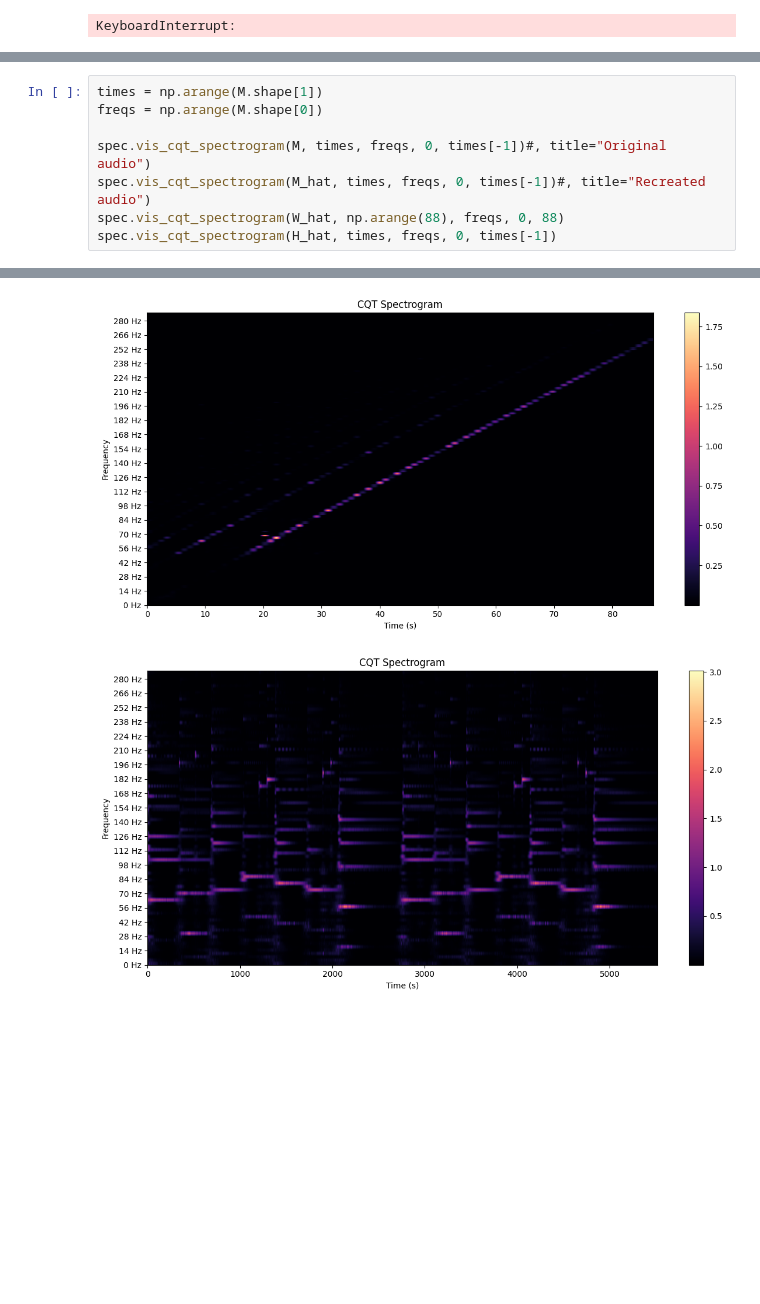
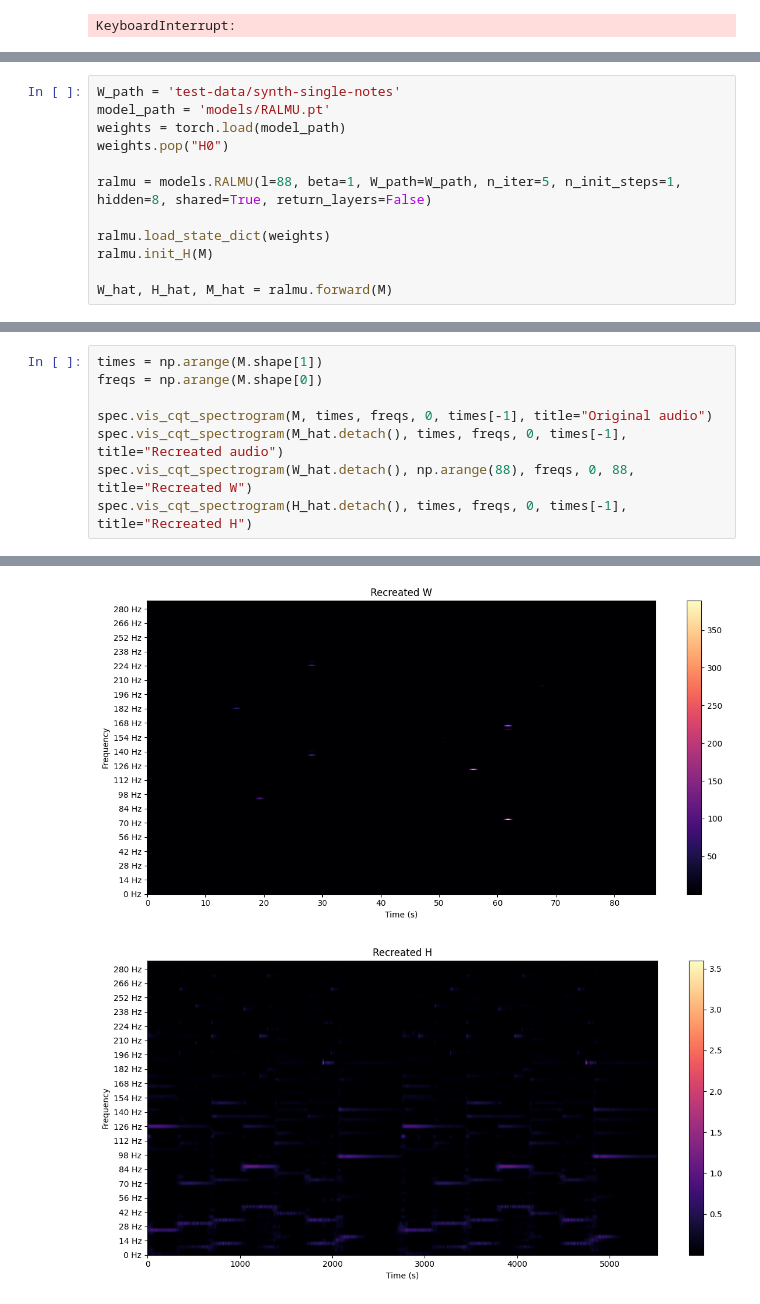
Before and after one commit to edabier/Unrolled-NMF, a Jupyter notebook: training_on_dataset.ipynb, the cells around one changed output, grey strips where cells are left out. Drawn from its saved outputs; the diff is of its cells as text; blank space fills up the shorter version.

Commit message:
checking learned model

```diff
--- a/training_on_dataset.ipynb
+++ b/training_on_dataset.ipynb
@@ -111 +110,13 @@ W_hat, H_hat, M_hat, midi_hat, active_midi = utils.transribe(ralmu, M, device)
+# %%
+W_path = 'test-data/synth-single-notes'
+model_path = 'models/RALMU.pt'
+weights = torch.load(model_path)
+weights.pop("H0")
+
+ralmu = models.RALMU(l=88, beta=1, W_path=W_path, n_iter=5, n_init_steps=1, hidden=8, shared=True, return_layers=False)
+
+ralmu.load_state_dict(weights)
+ralmu.init_H(M)
+
+W_hat, H_hat, M_hat = ralmu.forward(M)
 # %%
@@ -116,8 +127,8 @@ print(utils.compute_metrics(H_hat, midi))
 times = np.arange(M.shape[1])
 freqs = np.arange(M.shape[0])
 
-spec.vis_cqt_spectrogram(M, times, freqs, 0, times[-1])#, title="Original audio")
-spec.vis_cqt_spectrogram(M_hat, times, freqs, 0, times[-1])#, title="Recreated audio")
-spec.vis_cqt_spectrogram(W_hat, np.arange(88), freqs, 0, 88)
-spec.vis_cqt_spectrogram(H_hat, times, freqs, 0, times[-1])
+spec.vis_cqt_spectrogram(M, times, freqs, 0, times[-1], title="Original audio")
+spec.vis_cqt_spectrogram(M_hat.detach(), times, freqs, 0, times[-1], title="Recreated audio")
+spec.vis_cqt_spectrogram(W_hat.detach(), np.arange(88), freqs, 0, 88, title="Recreated W")
+spec.vis_cqt_spectrogram(H_hat.detach(), times, freqs, 0, times[-1], title="Recreated H")
 # %% [output]
@@ -126,2 +137,2 @@ spec.vis_cqt_spectrogram(H_hat, times, freqs, 0, times[-1])
-[figure, old version]
+[figure, new version]
-[figure, old version]
+[figure, new version]
```
Also changed, not shown: parts of 5 cells of this notebook, 4 other files.
